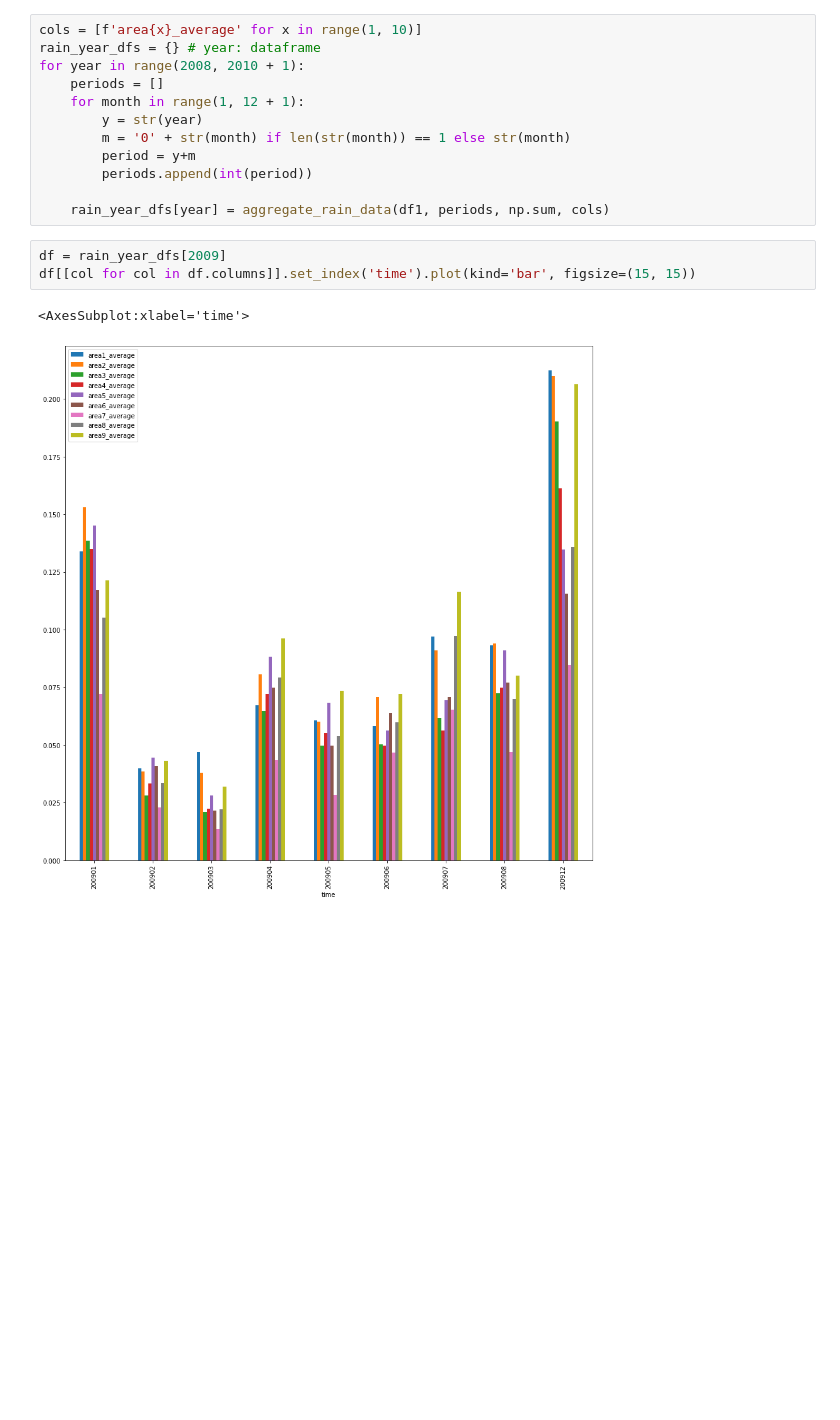
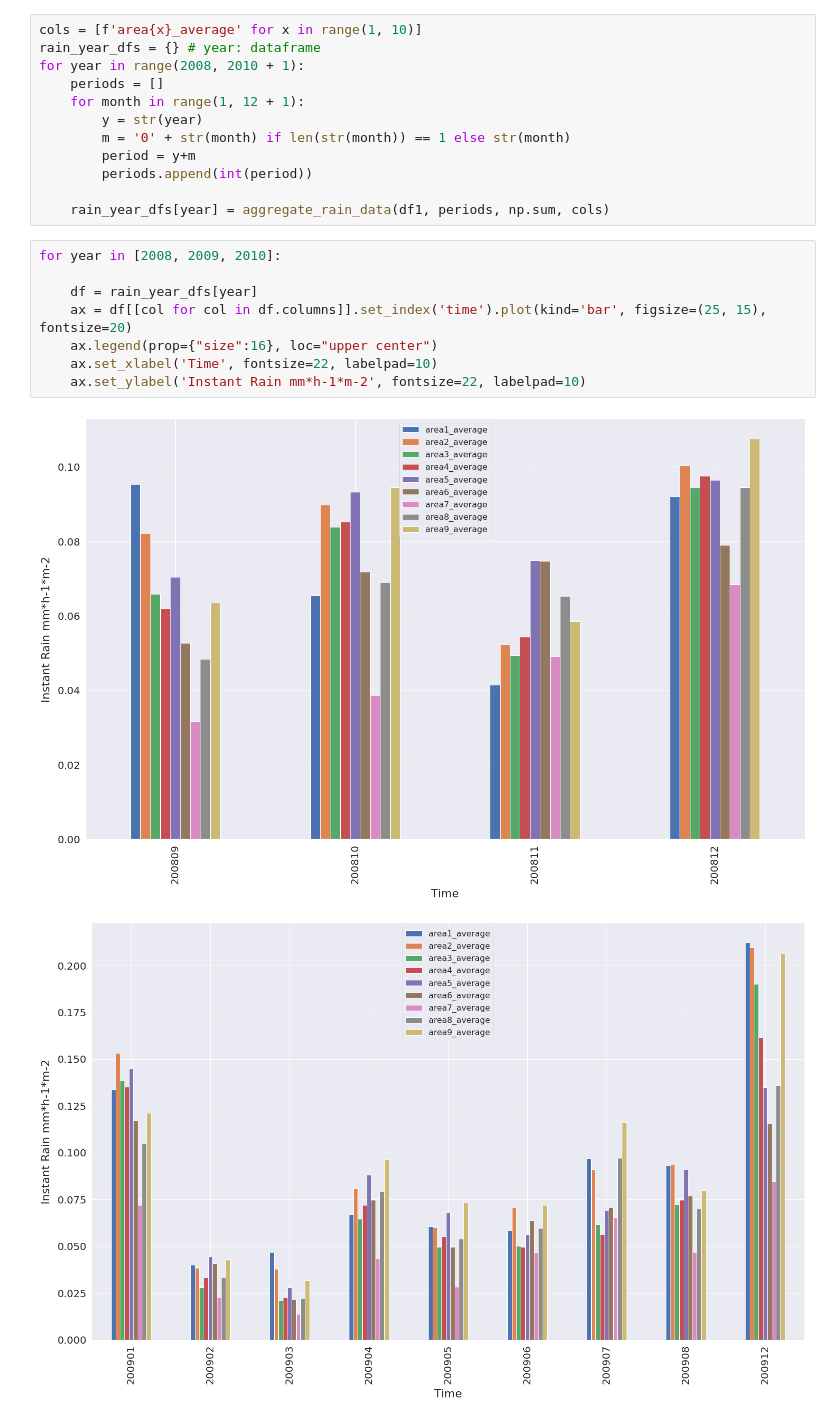
Before and after one commit to omar00070/thesis, a Jupyter notebook: Analysis.ipynb, the cells around one changed output. Drawn from its saved outputs; the diff is of its cells as text; blank space fills up the shorter version.

```diff
--- a/Analysis.ipynb
+++ b/Analysis.ipynb
@@ -325,9 +339,14 @@ for year in range(2008, 2010 + 1):
         periods.append(int(period))
 
     rain_year_dfs[year] = aggregate_rain_data(df1, periods, np.sum, cols)
-# %%
-df = rain_year_dfs[2009]
-df[[col for col in df.columns]].set_index('time').plot(kind='bar', figsize=(15, 15))
-# %% [output]
-<AxesSubplot:xlabel='time'>
-[figure, removed]
+# %%
+for year in [2008, 2009, 2010]:
+
+    df = rain_year_dfs[year]
+    ax = df[[col for col in df.columns]].set_index('time').plot(kind='bar', figsize=(25, 15), fontsize=20)
+    ax.legend(prop={"size":16}, loc="upper center")
+    ax.set_xlabel('Time', fontsize=22, labelpad=10)
+    ax.set_ylabel('Instant Rain mm*h-1*m-2', fontsize=22, labelpad=10)
+# %% [output]
+[figure, added]
+[figure, added]
```
Also changed, not shown: parts of 15 cells of this notebook, 3 other files.
